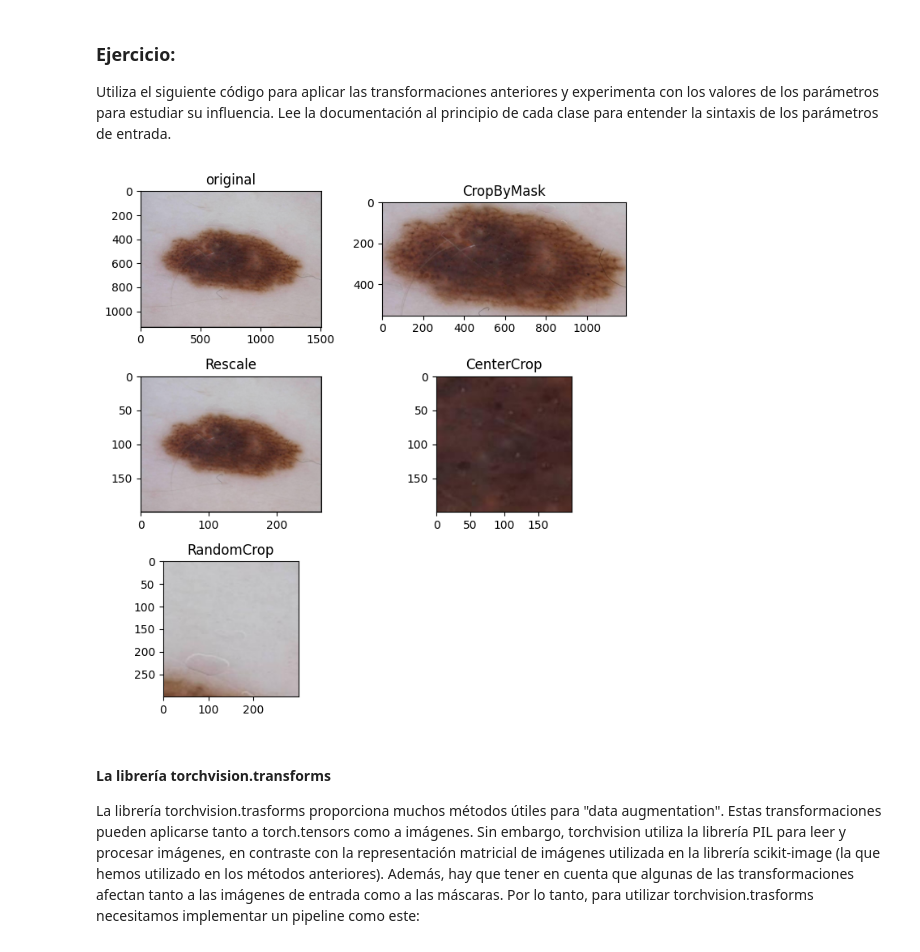
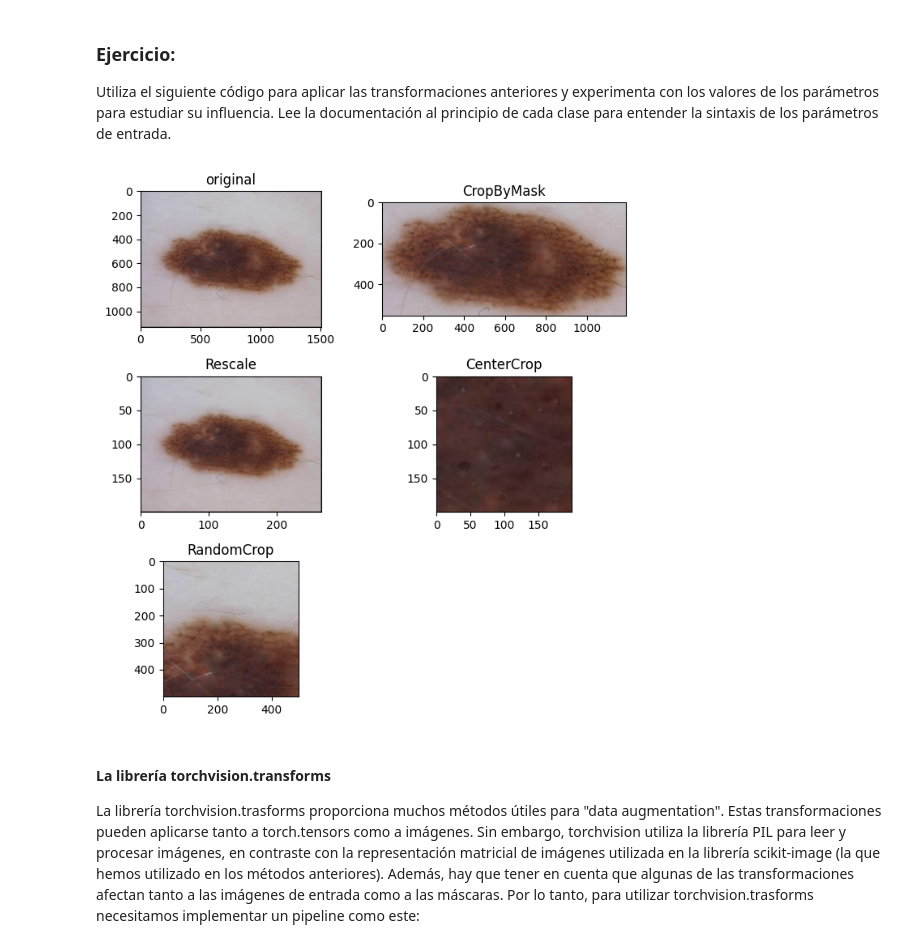
Before and after one commit to cabamarcos/Skin_cancer_classifier, a Jupyter notebook: vision_artificial_pablo_marcos.ipynb, the cells around one changed output. Saved outputs shown, nothing was run; the diff lists cells and outputs as text; code cells hidden in the pictures.

```diff
--- a/vision_artificial_pablo_marcos.ipynb
+++ b/vision_artificial_pablo_marcos.ipynb
@@ -457,30 +458,30 @@ Utiliza el siguiente código para aplicar las transformaciones anteriores y expe
 # %%
 ### Modify this code to make your experiments....
 cmask = CropByMask(10) # Cuanto se aleja la imagen del ajuste a la mascara (radio)
 scale = Rescale(200)
 ccrop = CenterCrop(200) # Cuanto menor valor, más aumento
-rcrop = RandomCrop(300) # Cuanto menor valor, más aumento
+rcrop = RandomCrop(500) # Cuanto menor valor, más aumento
 
 
 # Apply each of the above transforms on sample.
 fig = plt.figure(figsize=(7,7))
 sample = train_dataset[61]
 ax = plt.subplot(3,2, 1)
 plt.tight_layout()
 ax.set_title('original')
 plt.imshow(sample['image'])
 
 for i, tsfrm in enumerate([cmask, scale, ccrop, rcrop]):
     transformed_sample = tsfrm(sample)
 
     ax = plt.subplot(3, 2, i+2)
     plt.tight_layout()
     ax.set_title(type(tsfrm).__name__)
     plt.imshow(transformed_sample['image'])
 
 plt.show()
 # %% [output]
-[figure, old version]
+[figure, new version]
 # %% [markdown]
 #### La librería torchvision.transforms
 
```
Also changed, not shown: parts of 8 cells of this notebook.
